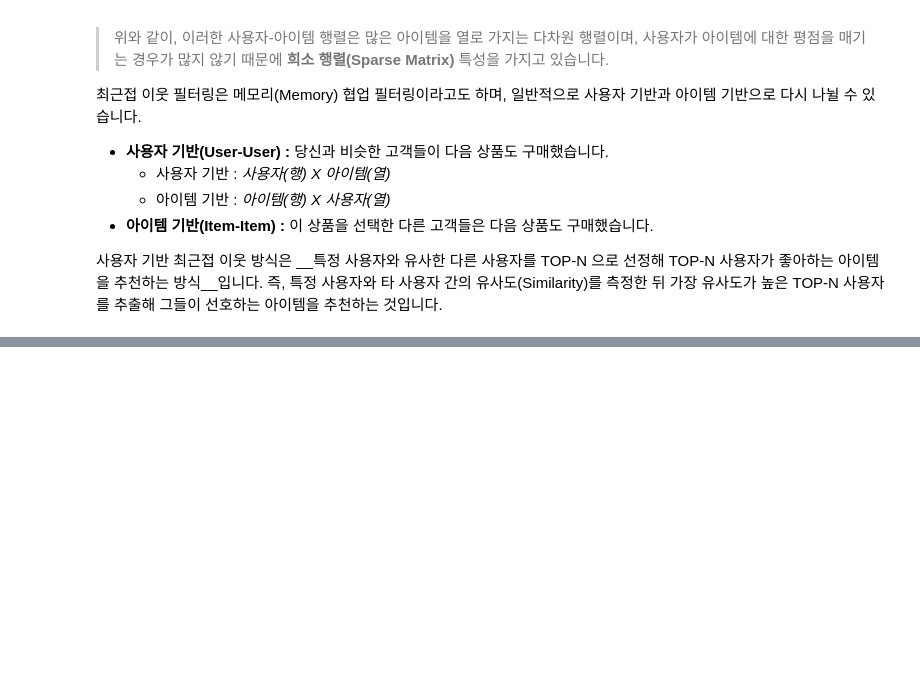
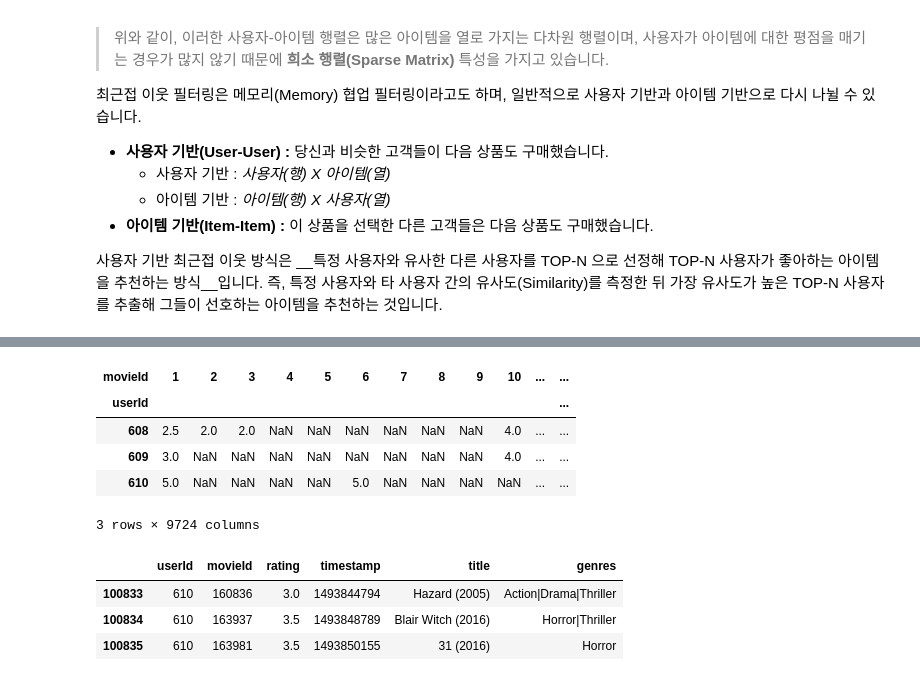
Before and after one commit to ByuungHyunPark/Recommend-System, a Jupyter notebook: 2. 협업필터링 - 최근접 이웃 필터링.ipynb, the cells around one changed output, grey strips where cells are left out. Saved outputs shown, nothing was run; the diff lists cells and outputs as text; code cells hidden in the pictures; blank space fills up the shorter version.

```diff
--- a/2. 협업필터링 - 최근접 이웃 필터링.ipynb
+++ b/2. 협업필터링 - 최근접 이웃 필터링.ipynb
@@ -26,0 +59,25 @@ __즉, 사용자가 남긴 평점(rating)데이터를 기반하여, 남기지
+# %%
+ratings = ratings[['userId', 'movieId', 'rating']]
+ratings_matrix = ratings.pivot_table('rating', index = 'userId', columns = 'movieId')
+
+ratings_matrix.tail(3)
+# %% [output]
+| movieId | 1 | 2 | 3 | 4 | 5 | 6 | 7 | 8 | 9 | 10 | ... | ... |
+| userId |  |  |  |  |  |  |  |  |  |  |  | ... |
+| 608 | 2.5 | 2.0 | 2.0 | NaN | NaN | NaN | NaN | NaN | NaN | 4.0 | ... | ... |
+| 609 | 3.0 | NaN | NaN | NaN | NaN | NaN | NaN | NaN | NaN | 4.0 | ... | ... |
+| 610 | 5.0 | NaN | NaN | NaN | NaN | 5.0 | NaN | NaN | NaN | NaN | ... | ... |
+3 rows × 9724 columns
+# %%
+# title 칼럼을 얻기 위해 movies와 조인
+ratings_movies = pd.merge(ratings, movies, on = 'movieId')
+
+# columns = 'title'로 title 칼럼으로 피벗 수행
+ratings_matrix = ratings_movies.pivot_table('rating', index = 'userId', columns = 'title')
+
+display(ratings_movies.tail(3))
+# %% [output]
+|  | userId | movieId | rating | timestamp | title | genres |
+| 100833 | 610 | 160836 | 3.0 | 1493844794 | Hazard (2005) | Action|Drama|Thriller |
+| 100834 | 610 | 163937 | 3.5 | 1493848789 | Blair Witch (2016) | Horror|Thriller |
+| 100835 | 610 | 163981 | 3.5 | 1493850155 | 31 (2016) | Horror |
```
Also changed, not shown: parts of 20 cells of this notebook.
